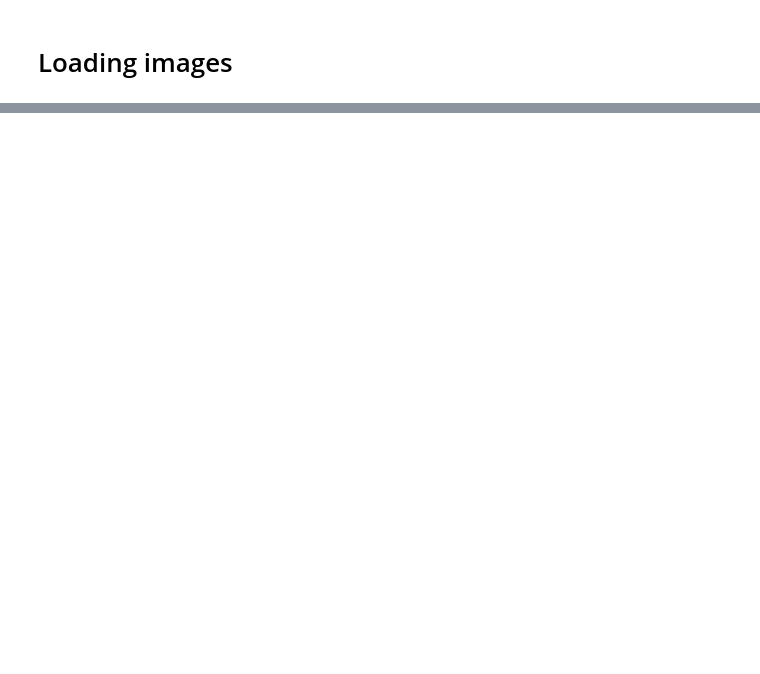
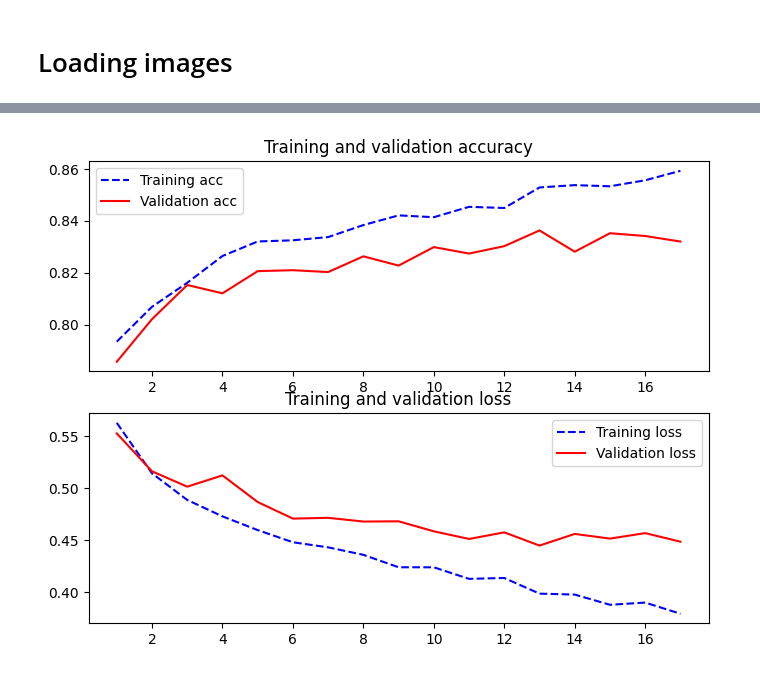
Before and after one commit to lorrespz/Image-Classification-Collection, a Jupyter notebook: natural-scenes-classification-resnet50-others.ipynb, the cells around one changed output, grey strips where cells are left out. Cells and saved outputs as stored; diff of their text form; code cells hidden in the pictures; blank space fills up the shorter version.

```diff
--- a/natural-scenes-classification-resnet50-others.ipynb
+++ b/natural-scenes-classification-resnet50-others.ipynb
@@ -109,0 +162,19 @@ Name: count, dtype: int64
+# %%
+callbacks = [
+    tf.keras.callbacks.ModelCheckpoint(
+    filepath='weights.ckpt',
+    save_best_only=True,
+    save_weights_only=True,
+    monitor='val_loss'),
+    tf.keras.callbacks.EarlyStopping(
+        monitor="val_loss", patience=4,
+        restore_best_weights=True
+    ),
+]
+
+model_vgg16.compile(loss='categorical_crossentropy',
+             optimizer='adam',
+             metrics=['accuracy'])
+
+history = model_vgg16.fit(train_generator, validation_data = val_generator, epochs=20,
+                callbacks=callbacks)
@@ -109,0 +199,22 @@ Name: count, dtype: int64
+# %%
+acc = history.history['accuracy']
+val_acc = history.history['val_accuracy']
+loss = history.history['loss']
+val_loss = history.history['val_loss']
+
+fig, ax = plt.subplots(2, 1, figsize = (8, 6))
+
+epochs = range(1, len(acc) + 1)
+ax[0].plot(epochs, acc, 'b--', label='Training acc')
+ax[0].plot(epochs, val_acc, 'r', label='Validation acc')
+ax[0].set_title('Training and validation accuracy')
+ax[0].legend()
+
+ax[1].plot(epochs, loss, 'b--', label='Training loss')
+ax[1].plot(epochs, val_loss, 'r', label='Validation loss')
+ax[1].set_title('Training and validation loss')
+ax[1].legend()
+
+plt.show()
+# %% [output]
+[figure, added]
```
Also changed, not shown: parts of 19 cells of this notebook.
